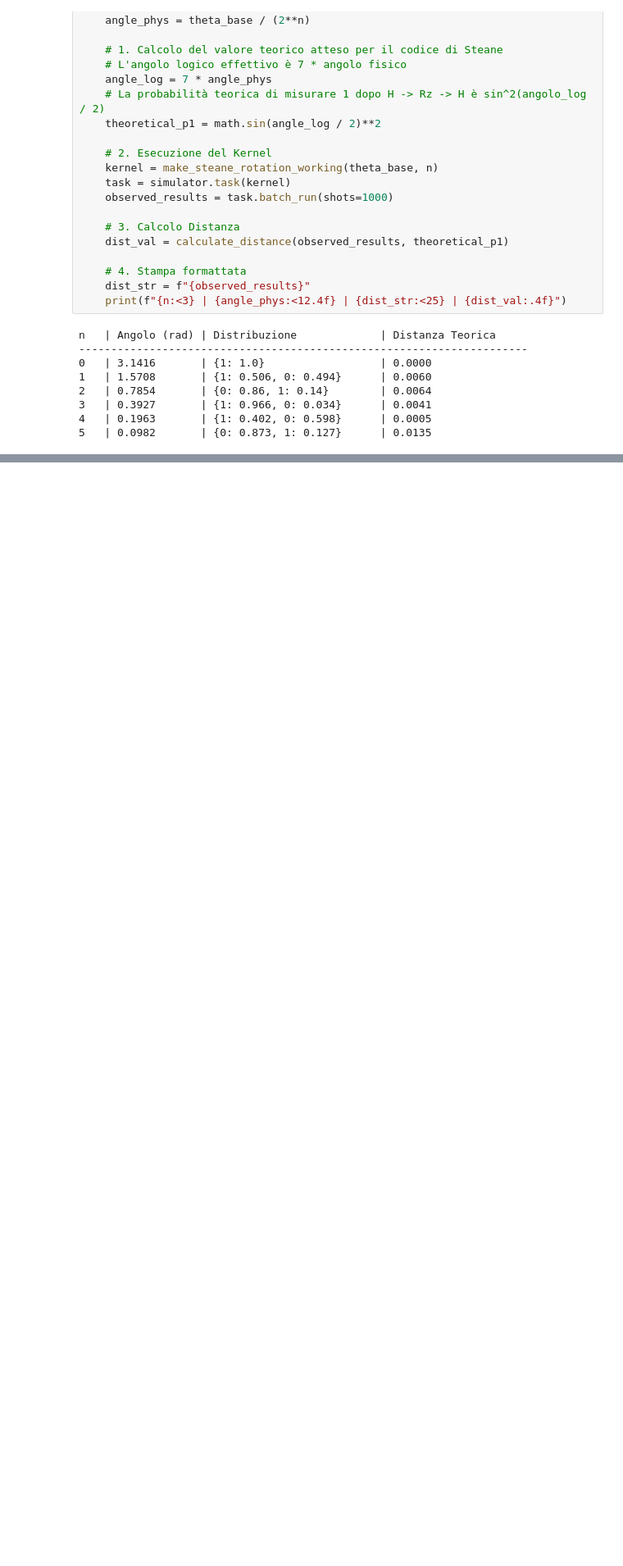
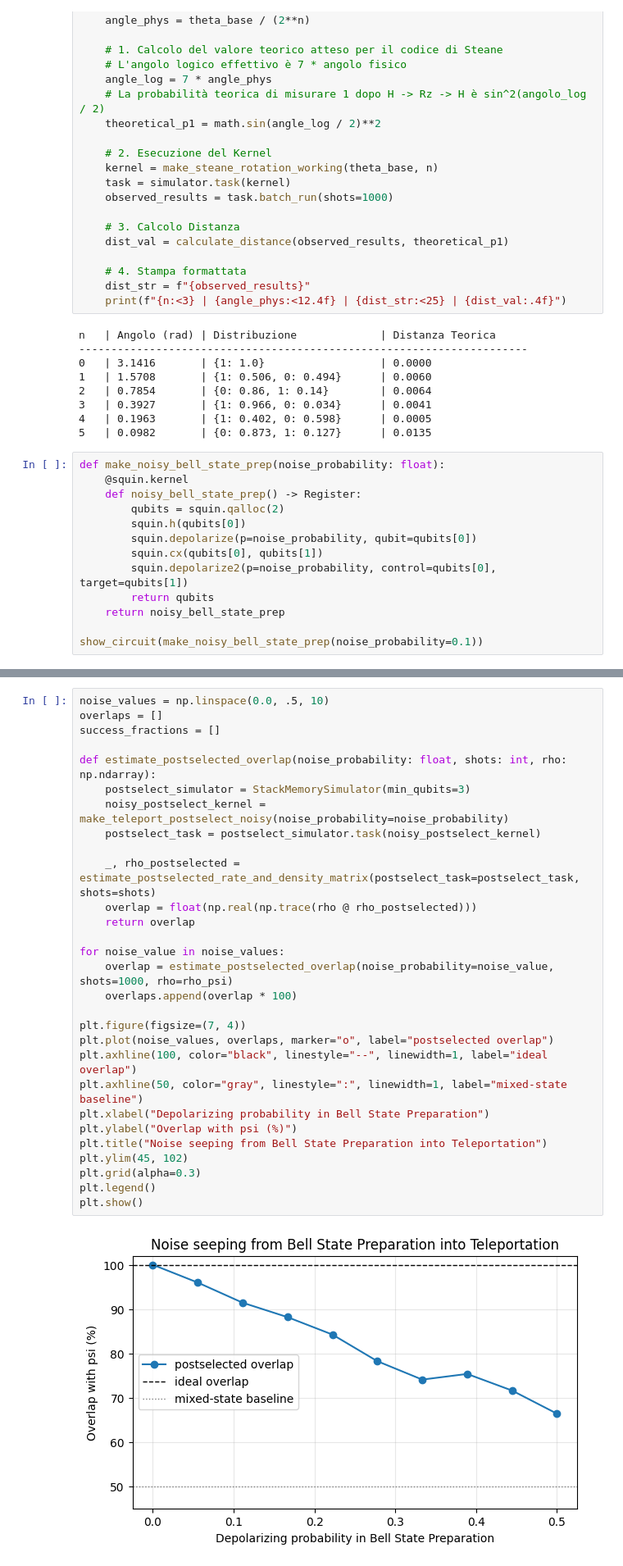
Before and after one commit to mattiaplaci/ETH_QHACK_2026, a Jupyter notebook: synthesis_part4.ipynb, the cells around one changed output, grey strips where cells are left out. Shown at 82% size. Saved outputs shown, nothing was run; the diff lists cells and outputs as text; blank space fills up the shorter version.

Commit message:
Creazione dei circuiti rumorosi, con tutte le funzioni utili già impostate. Bisogna scrivere i circuiti che vogliamo noi

```diff
--- a/synthesis_part4.ipynb
+++ b/synthesis_part4.ipynb
@@ -691,3 +694,16 @@ n   | Angolo (rad) | Distribuzione             | Distanza Teorica
 3   | 0.3927       | {1: 0.966, 0: 0.034}      | 0.0041
 4   | 0.1963       | {1: 0.402, 0: 0.598}      | 0.0005
 5   | 0.0982       | {0: 0.873, 1: 0.127}      | 0.0135
+# %%
+def make_noisy_bell_state_prep(noise_probability: float):
+    @squin.kernel
+    def noisy_bell_state_prep() -> Register:
+        qubits = squin.qalloc(2)
+        squin.h(qubits[0])
+        squin.depolarize(p=noise_probability, qubit=qubits[0])
+        squin.cx(qubits[0], qubits[1])
+        squin.depolarize2(p=noise_probability, control=qubits[0], target=qubits[1])
+        return qubits
+    return noisy_bell_state_prep
+
+show_circuit(make_noisy_bell_state_prep(noise_probability=0.1))
@@ -693,0 +783,31 @@ n   | Angolo (rad) | Distribuzione             | Distanza Teorica
+# %%
+noise_values = np.linspace(0.0, .5, 10)
+overlaps = []
+success_fractions = []
+
+def estimate_postselected_overlap(noise_probability: float, shots: int, rho: np.ndarray):
+    postselect_simulator = StackMemorySimulator(min_qubits=3)
+    noisy_postselect_kernel = make_teleport_postselect_noisy(noise_probability=noise_probability)
+    postselect_task = postselect_simulator.task(noisy_postselect_kernel)
+
+    _, rho_postselected = estimate_postselected_rate_and_density_matrix(postselect_task=postselect_task, shots=shots)
+    overlap = float(np.real(np.trace(rho @ rho_postselected)))
+    return overlap
+
+for noise_value in noise_values:
+    overlap = estimate_postselected_overlap(noise_probability=noise_value, shots=1000, rho=rho_psi)
+    overlaps.append(overlap * 100)
+
+plt.figure(figsize=(7, 4))
+plt.plot(noise_values, overlaps, marker="o", label="postselected overlap")
+plt.axhline(100, color="black", linestyle="--", linewidth=1, label="ideal overlap")
+plt.axhline(50, color="gray", linestyle=":", linewidth=1, label="mixed-state baseline")
+plt.xlabel("Depolarizing probability in Bell State Preparation")
+plt.ylabel("Overlap with psi (%)")
+plt.title("Noise seeping from Bell State Preparation into Teleportation")
+plt.ylim(45, 102)
+plt.grid(alpha=0.3)
+plt.legend()
+plt.show()
+# %% [output]
+[figure, added]
```
Also changed, not shown: parts of 11 cells of this notebook.
